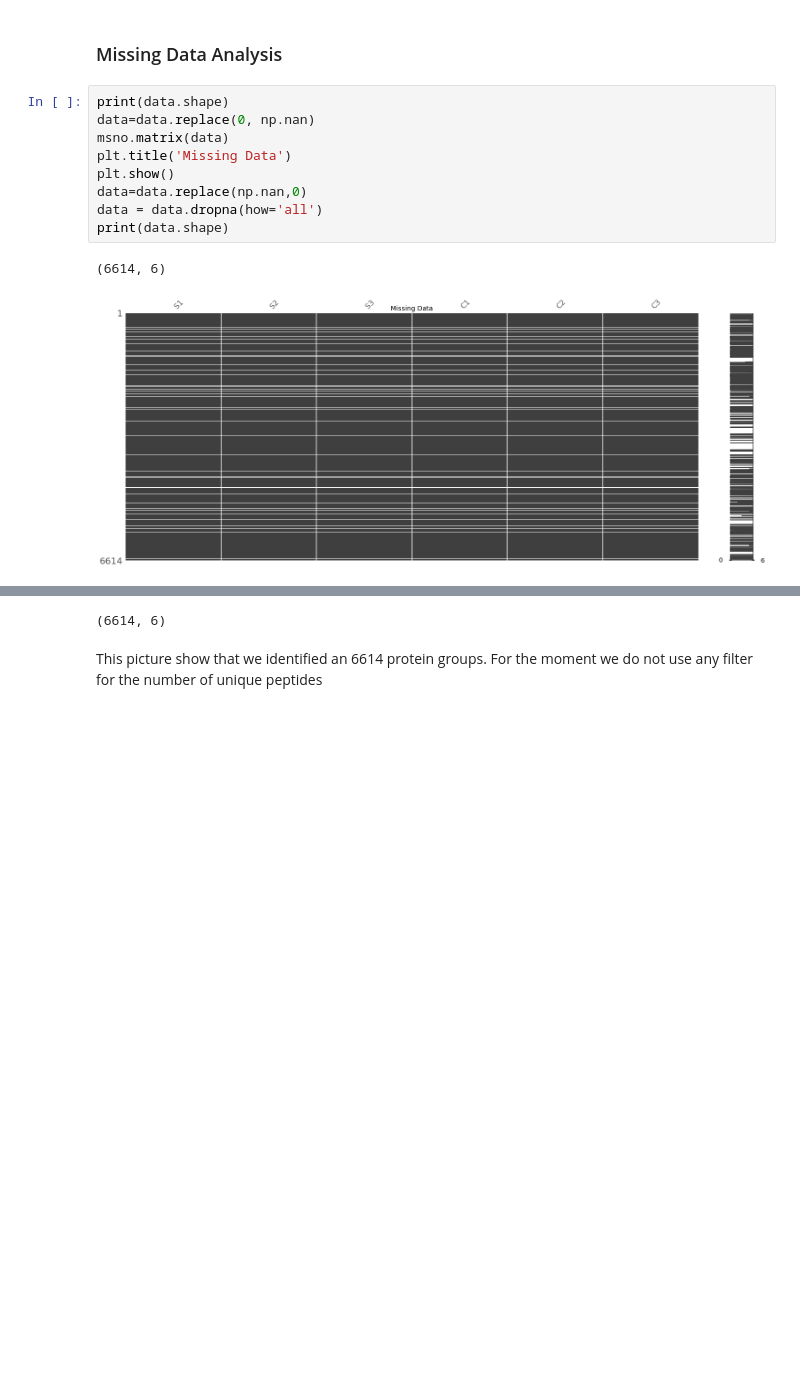
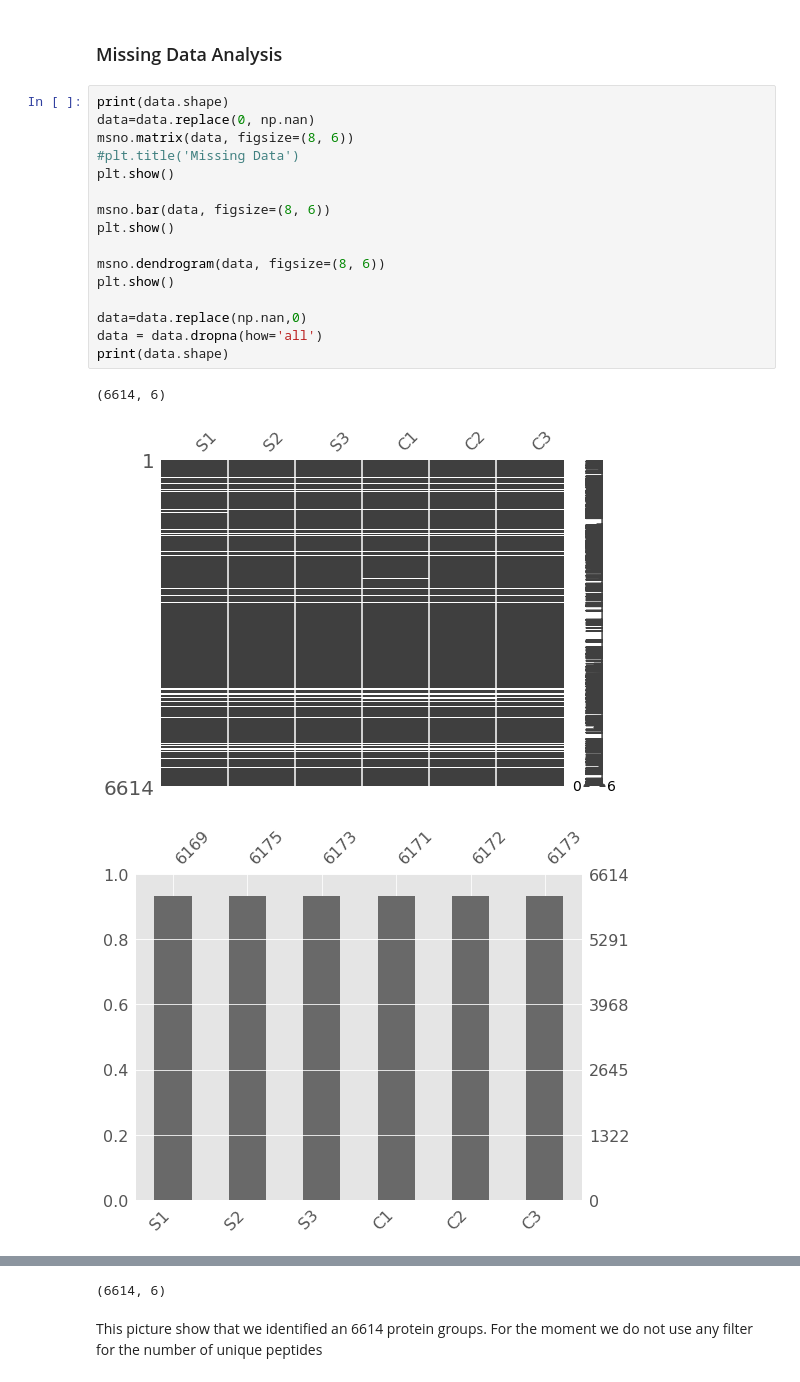
Before and after one commit to mtinti/old_age, a Jupyter notebook: analysis.ipynb, the cells around one changed output, grey strips where cells are left out. Drawn from its saved outputs; the diff is of its cells as text; blank space fills up the shorter version.

Commit message:
a few more qc plots

```diff
--- a/analysis.ipynb
+++ b/analysis.ipynb
@@ -210,12 +234,20 @@ data.columns = ['S1','S2','S3', 'C1','C2','C3']
 # %%
 print(data.shape)
 data=data.replace(0, np.nan)
-msno.matrix(data)
-plt.title('Missing Data')
+msno.matrix(data, figsize=(8, 6))
+#plt.title('Missing Data')
 plt.show()
+
+msno.bar(data, figsize=(8, 6))
+plt.show()
+
+msno.dendrogram(data, figsize=(8, 6))
+plt.show()
+
 data=data.replace(np.nan,0)
 data = data.dropna(how='all')
 print(data.shape)
 # %% [output]
 (6614, 6)
-[figure, old version]
+[figure, new version]
+[figure, added]
```
Also changed, not shown: parts of 5 cells of this notebook.
